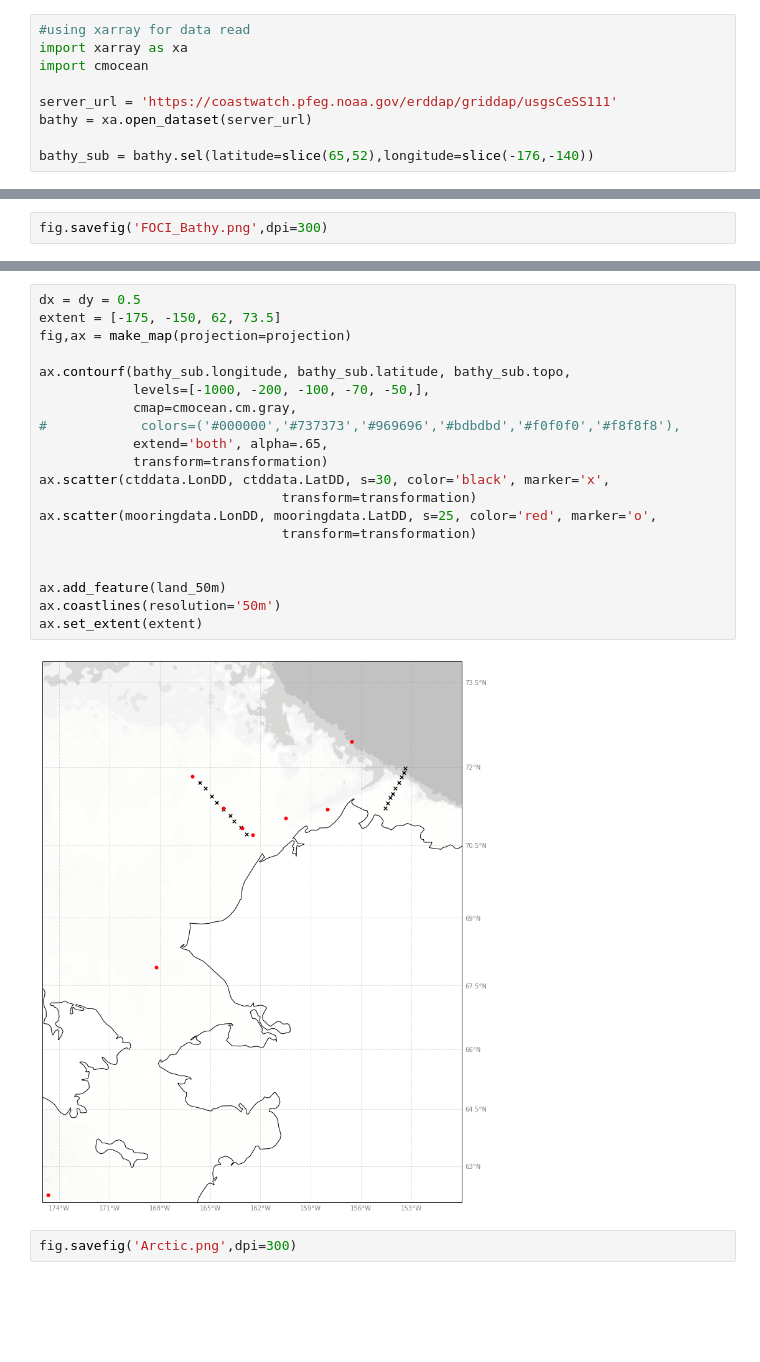
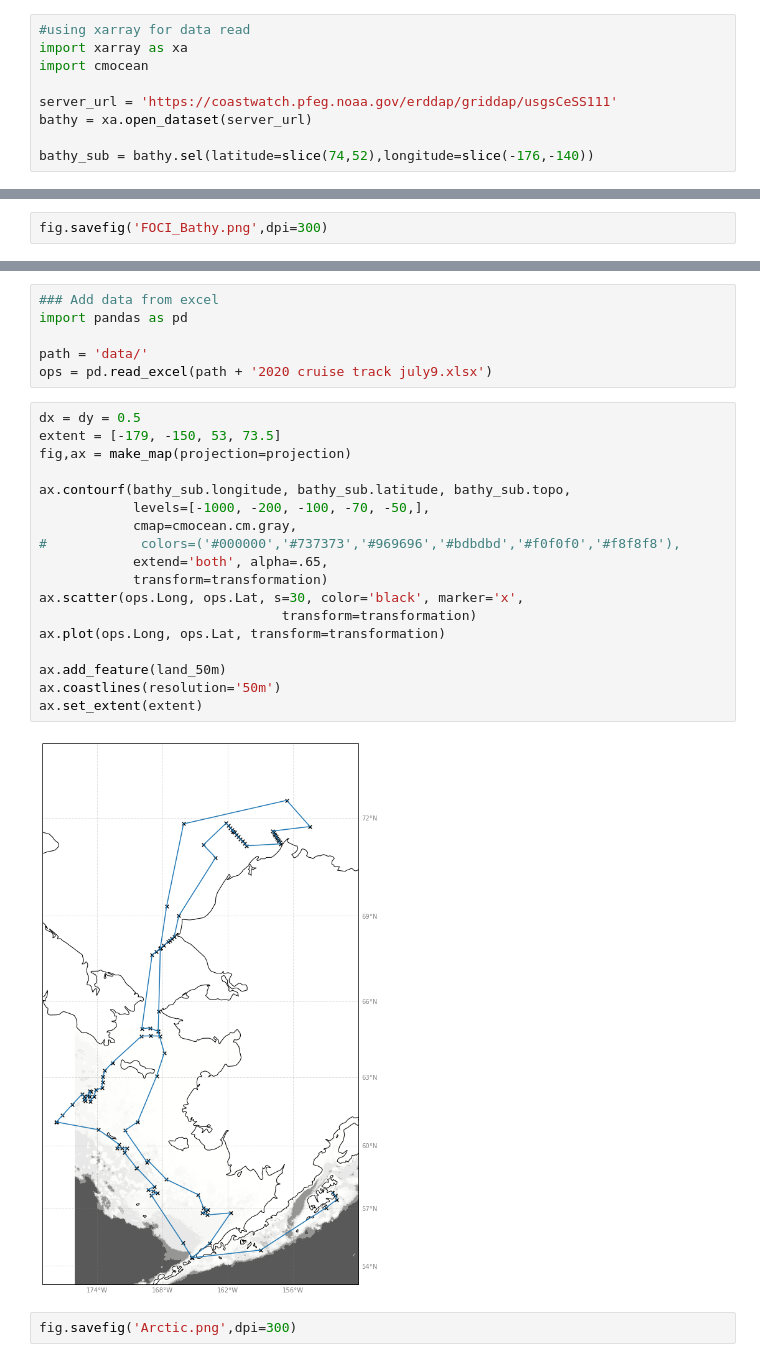
Before and after one commit to NOAA-PMEL/EcoFOCI_Jupyter_Notebooks, a Jupyter notebook: EcoFOCI_Cruises/FOCI_OPS_Maps_cartopy.ipynb, the cells around one changed output, grey strips where cells are left out. Drawn from its saved outputs; the diff is of its cells as text; blank space fills up the shorter version.

```diff
--- a/EcoFOCI_Cruises/FOCI_OPS_Maps_cartopy.ipynb
+++ b/EcoFOCI_Cruises/FOCI_OPS_Maps_cartopy.ipynb
@@ -54,7 +54,7 @@ import cmocean
 server_url = 'https://coastwatch.pfeg.noaa.gov/erddap/griddap/usgsCeSS111'
 bathy = xa.open_dataset(server_url)
 
-bathy_sub = bathy.sel(latitude=slice(65,52),longitude=slice(-176,-140))
+bathy_sub = bathy.sel(latitude=slice(74,52),longitude=slice(-176,-140))
 # %%
 bathy_sub
 # %% [output]
@@ -114,25 +101,29 @@ mooringdata['LatDD']=[float(x.split()[0])+float(x.split()[1])/60. for x in moori
+# %%
+### Add data from excel
+import pandas as pd
+
+path = 'data/'
+ops = pd.read_excel(path + '2020 cruise track july9.xlsx')
 # %%
 dx = dy = 0.5
-extent = [-175, -150, 62, 73.5]
+extent = [-179, -150, 53, 73.5]
 fig,ax = make_map(projection=projection)
 
 ax.contourf(bathy_sub.longitude, bathy_sub.latitude, bathy_sub.topo,
             levels=[-1000, -200, -100, -70, -50,],
             cmap=cmocean.cm.gray,
 #            colors=('#000000','#737373','#969696','#bdbdbd','#f0f0f0','#f8f8f8'),
             extend='both', alpha=.65,
             transform=transformation)
-ax.scatter(ctddata.LonDD, ctddata.LatDD, s=30, color='black', marker='x',
+ax.scatter(ops.Long, ops.Lat, s=30, color='black', marker='x',
                                transform=transformation)
-ax.scatter(mooringdata.LonDD, mooringdata.LatDD, s=25, color='red', marker='o',
-                               transform=transformation)
-
+ax.plot(ops.Long, ops.Lat, transform=transformation)
 
 ax.add_feature(land_50m)
 ax.coastlines(resolution='50m')
 ax.set_extent(extent)
 # %% [output]
-[figure, old version]
+[figure, new version]
 # %%
 fig.savefig('Arctic.png',dpi=300)
 # %%
```
Also changed, not shown: parts of 1 cell of this notebook, 8 other files.
